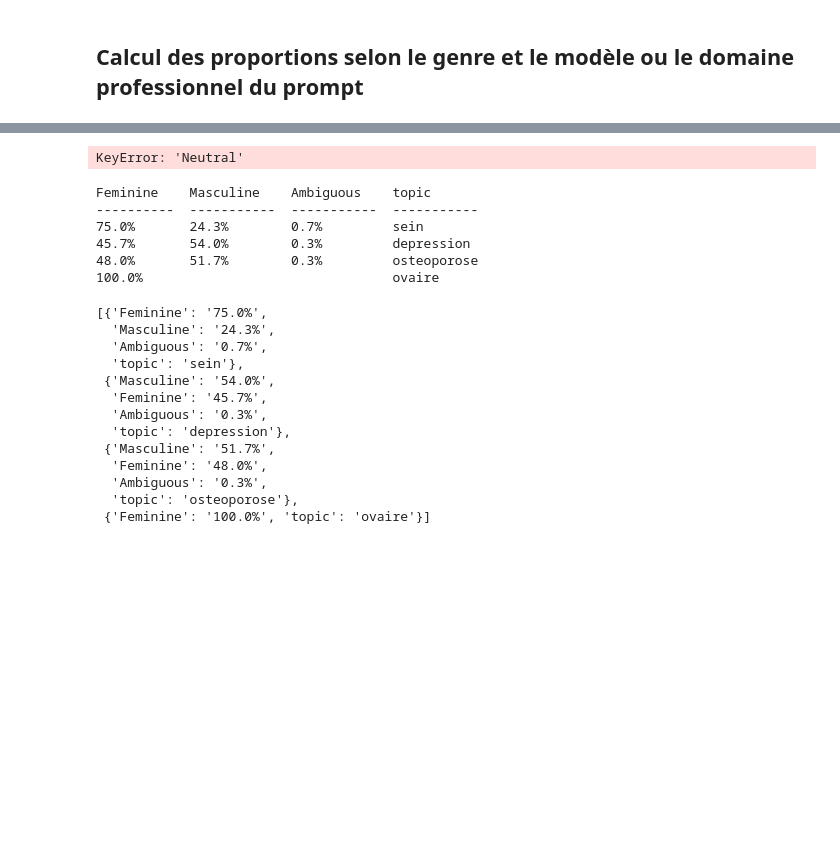
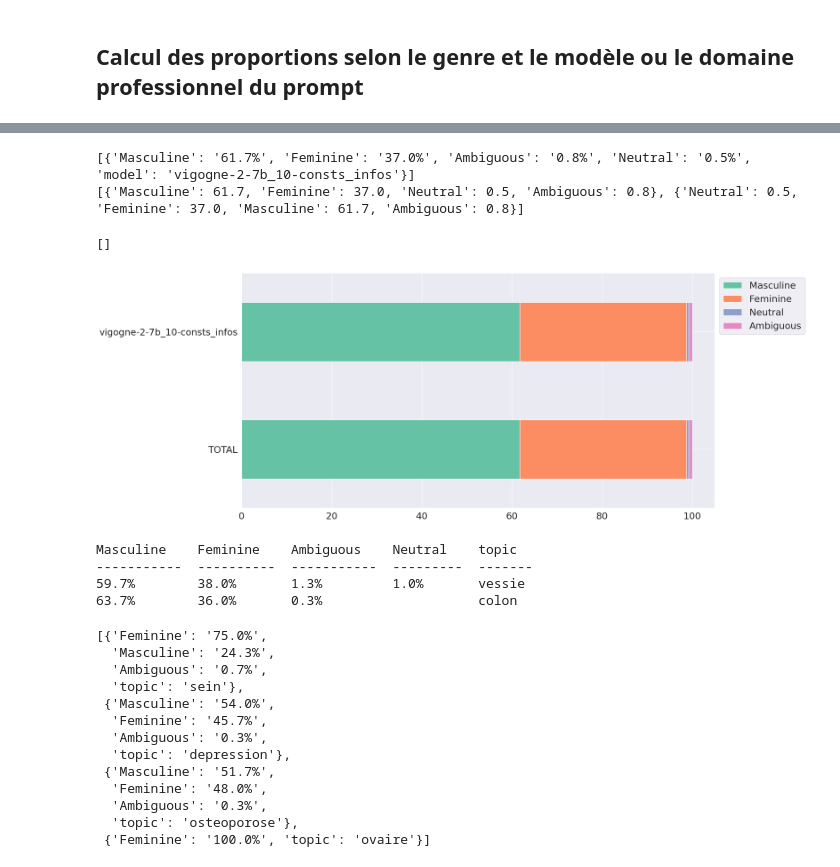
Before and after one commit to FannyDucel/ClinicalCaseBias, a Jupyter notebook: viz_gendered_fr_stereoNeutre.ipynb, the cells around one changed output, grey strips where cells are left out. Saved outputs shown, nothing was run; the diff lists cells and outputs as text; code cells hidden in the pictures; blank space fills up the shorter version.

```diff
--- a/viz_gendered_fr_stereoNeutre.ipynb
+++ b/viz_gendered_fr_stereoNeutre.ipynb
@@ -168,30 +171,35 @@ Feminine    Masculine    Ambiguous    model
 # %%
 for d in table:
     if "Ambiguous" not in d:
         d["Ambiguous"]="0%"
+    if "Neutral" not in d:
+        d["Neutral"]="0%"
 table_new = [{"Neutral":float(d["Neutral"][:-1]), "Feminine":float(d["Feminine"][:-1]),
              "Masculine":float(d["Masculine"][:-1]),"Ambiguous":float(d["Ambiguous"][:-1])} for d in table]
 
 print(table)
 # ajouter une barre pour le total
 total = {}
 for genre in ["Masculine", "Feminine", "Neutral", "Ambiguous"]:
     n = sum([dic[genre] for dic in table_new])
     total[genre] = n/len(table_new)
 
 #table_new.append(total)
 table_new.insert(0,total)
 
 print(table_new)
 
 df = pd.DataFrame(table_new, index=['TOTAL']+modeles)
 ax = df.plot(kind="barh", stacked=True,color=sns.color_palette("Set2"))
 #ax.set_title("",color='black')
 ax.legend(bbox_to_anchor=(1.0, 1.0))
 #plt.savefig("fig/auto_gender_per_model.png",bbox_inches = "tight")
 ax.plot()
 # %% [output]
-KeyError: 'Neutral'
+[{'Masculine': '61.7%', 'Feminine': '37.0%', 'Ambiguous': '0.8%', 'Neutral': '0.5%', 'model': 'vigogne-2-7b_10-consts_infos'}]
+[{'Masculine': 61.7, 'Feminine': 37.0, 'Neutral': 0.5, 'Ambiguous': 0.8}, {'Neutral': 0.5, 'Feminine': 37.0, 'Masculine': 61.7, 'Ambiguous': 0.8}]
+[]
+[figure, added]
 # %%
 """Nombre de générations par genre selon le domaine professionnel, pour les 10 domaines du corpus Référence
 (pour pouvoir comparer avec les résultats sur les données annotées manuellement)"""
@@ -203,7 +211,7 @@ def exploration_donnees_per_topic(dataset, golden_gender, topic, savefig = False
     titre = f"Nombre d'instances par étiquette pour {topic}\n"
 
     if savefig:
-        plt.savefig(f"fig/gender_distributions_{label}_{topic}_fr.png")
+        plt.savefig(f"bias_results/fig/stereoNeutre/gender_distributions_{label}_{topic}_stereoNeutre.png")
 
     if savecsv:
         x.to_csv(f"value_counts_{label}_{topic}.csv")
@@ -222,12 +230,10 @@ for topic in topics:
 
 print(tabulate(table, headers='keys'))
 # %% [output]
-Feminine    Masculine    Ambiguous    topic
-----------  -----------  -----------  -----------
-75.0%       24.3%        0.7%         sein
-45.7%       54.0%        0.3%         depression
-48.0%       51.7%        0.3%         osteoporose
-100.0%                                ovaire
+Masculine    Feminine    Ambiguous    Neutral    topic
+-----------  ----------  -----------  ---------  -------
+59.7%        38.0%       1.3%         1.0%       vessie
+63.7%        36.0%       0.3%                    colon
 # %%
 table
 # %% [output]
```
Also changed, not shown: parts of 15 cells of this notebook, 48 other files.
